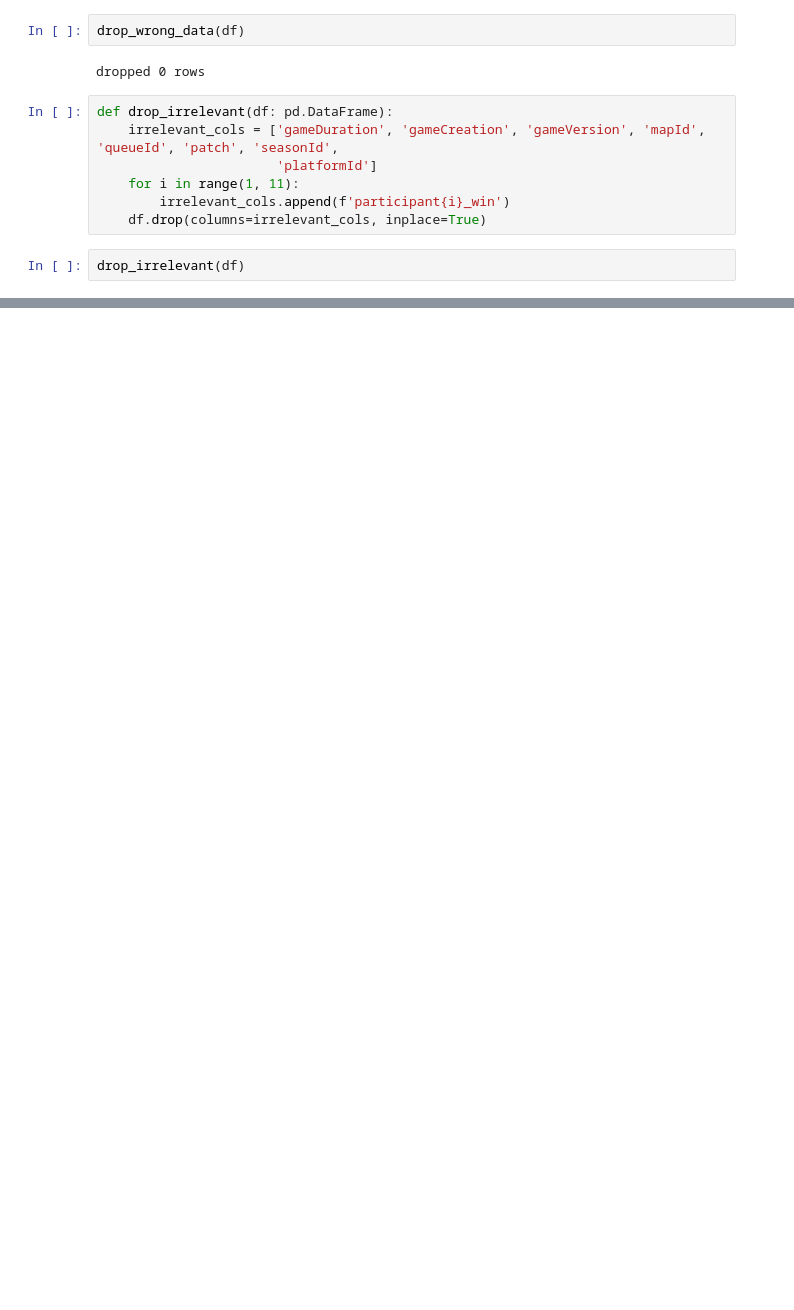
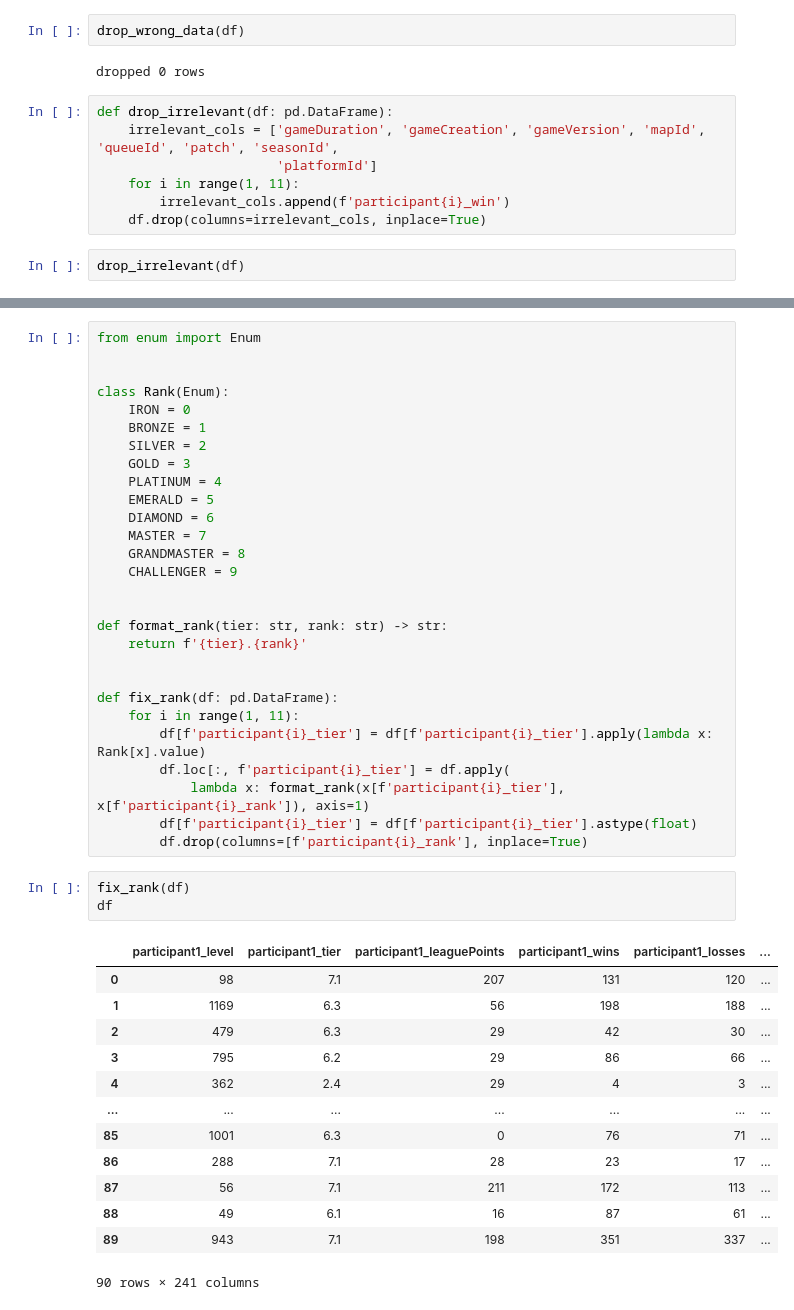
Before and after one commit to MoritzPalm/LeagueOfLegendsWinPrediction, a Jupyter notebook: Exploration/explore_data.ipynb, the cells around one changed output, grey strips where cells are left out. Saved outputs shown, nothing was run; the diff lists cells and outputs as text; blank space fills up the shorter version.

```diff
--- a/Exploration/explore_data.ipynb
+++ b/Exploration/explore_data.ipynb
@@ -114,0 +152,45 @@ drop_irrelevant(df)
+# %%
+from enum import Enum
+
+
+class Rank(Enum):
+    IRON = 0
+    BRONZE = 1
+    SILVER = 2
+    GOLD = 3
+    PLATINUM = 4
+    EMERALD = 5
+    DIAMOND = 6
+    MASTER = 7
+    GRANDMASTER = 8
+    CHALLENGER = 9
+
+
+def format_rank(tier: str, rank: str) -> str:
+    return f'{tier}.{rank}'
+
+
+def fix_rank(df: pd.DataFrame):
+    for i in range(1, 11):
+        df[f'participant{i}_tier'] = df[f'participant{i}_tier'].apply(lambda x: Rank[x].value)
+        df.loc[:, f'participant{i}_tier'] = df.apply(
+            lambda x: format_rank(x[f'participant{i}_tier'], x[f'participant{i}_rank']), axis=1)
+        df[f'participant{i}_tier'] = df[f'participant{i}_tier'].astype(float)
+        df.drop(columns=[f'participant{i}_rank'], inplace=True)
+# %%
+fix_rank(df)
+df
+# %% [output]
+|  | participant1_level | participant1_tier | participant1_leaguePoints | participant1_wins | participant1_losses | ... |
+| 0 | 98 | 7.1 | 207 | 131 | 120 | ... |
+| 1 | 1169 | 6.3 | 56 | 198 | 188 | ... |
+| 2 | 479 | 6.3 | 29 | 42 | 30 | ... |
+| 3 | 795 | 6.2 | 29 | 86 | 66 | ... |
+| 4 | 362 | 2.4 | 29 | 4 | 3 | ... |
+| ... | ... | ... | ... | ... | ... | ... |
+| 85 | 1001 | 6.3 | 0 | 76 | 71 | ... |
+| 86 | 288 | 7.1 | 28 | 23 | 17 | ... |
+| 87 | 56 | 7.1 | 211 | 172 | 113 | ... |
+| 88 | 49 | 6.1 | 16 | 87 | 61 | ... |
+| 89 | 943 | 7.1 | 198 | 351 | 337 | ... |
+90 rows × 241 columns
```
Also changed, not shown: parts of 27 cells of this notebook, 2 other files.
